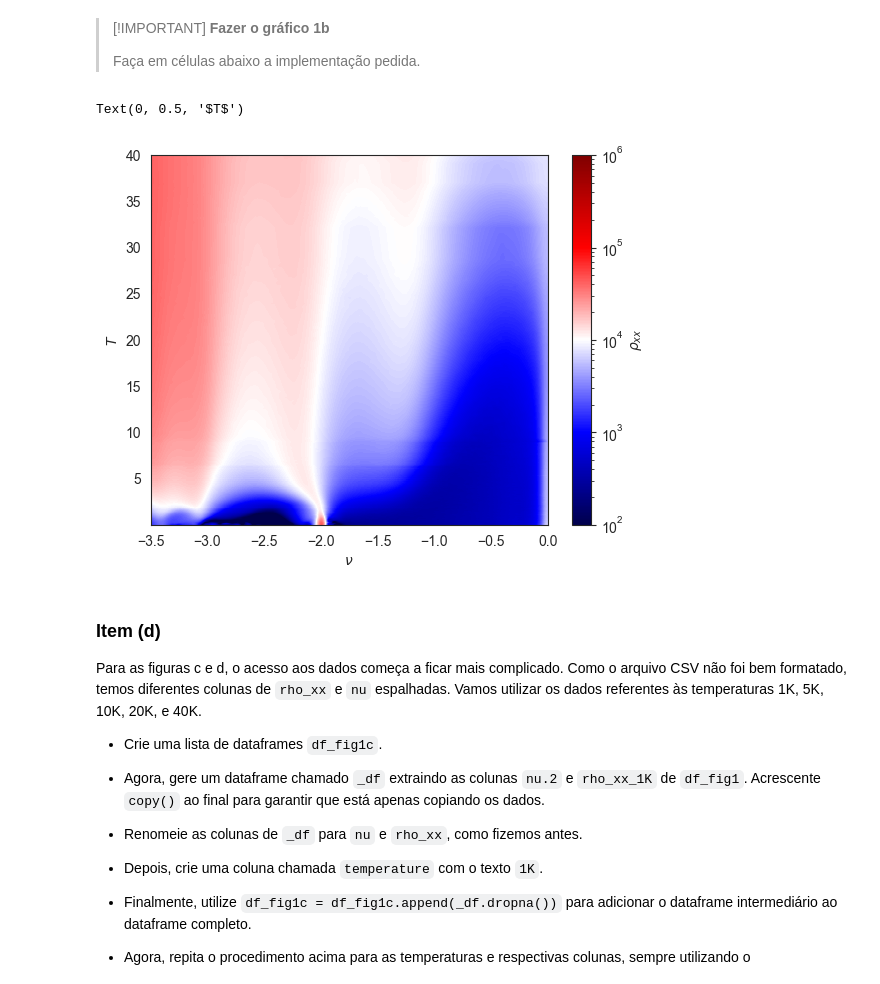
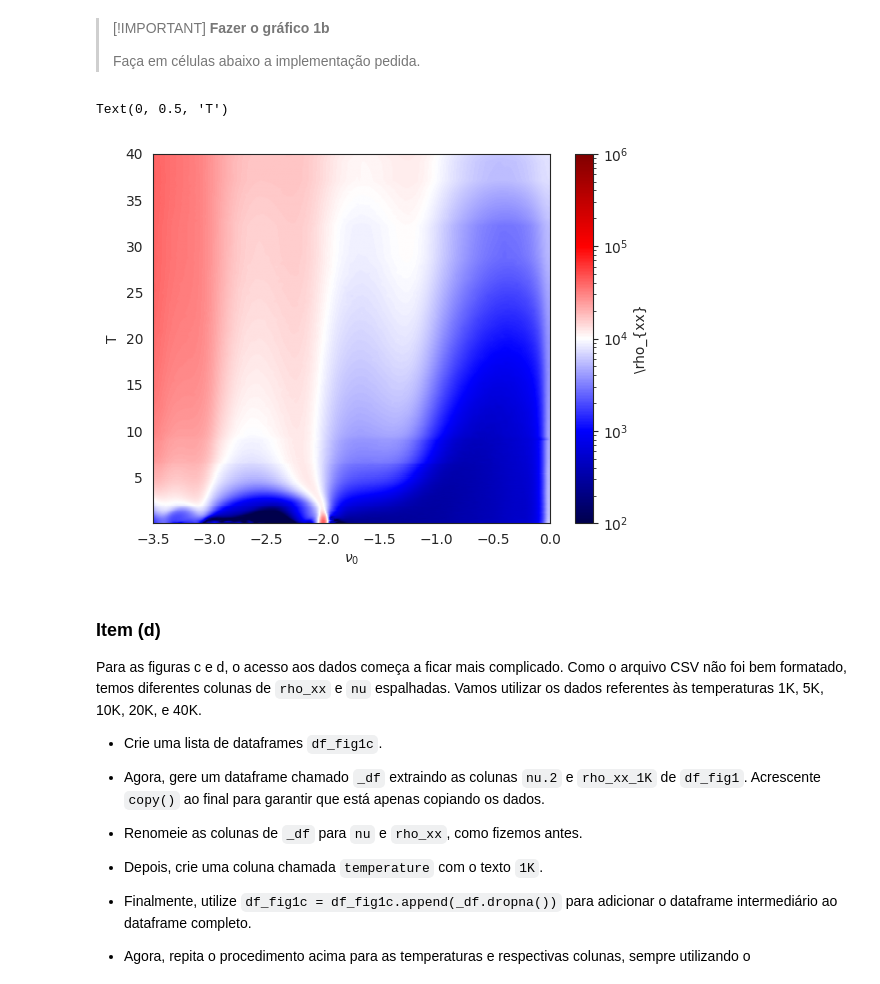
Before and after one commit to igor-inoue/trabalho_2, a Jupyter notebook: 02-trabalho_2.ipynb, the cells around one changed output. Drawn from its saved outputs; the diff is of its cells as text; code cells hidden in the pictures.

```diff
--- a/02-trabalho_2.ipynb
+++ b/02-trabalho_2.ipynb
@@ -895,25 +901,26 @@ O resultado final deve ser um dataframe com 3 colunas e 432800 linhas.
 > **Fazer o gráfico 1b**
 >
 > Faça em células abaixo a implementação pedida.
-# %%
-####################################################
-####################################################
-####################################################
-############### Problema 4, item c #################
-####################################################
-####################################################
-####################################################
-df_fig1b = ...
-df_fig1b.columns = ...
-ax = plt.gca()
-plotar_heatmap_log(...)
-
-ax.set_xlim(...)
-ax.set_xlabel(...)
-ax.set_ylabel(...)
-# %% [output]
-Text(0, 0.5, '$T$')
-[figure, removed]
+# %%
+####################################################
+####################################################
+####################################################
+############### Problema 4, item c #################
+####################################################
+####################################################
+####################################################
+df_fig1b = df_fig1[["rho_xx.1","temperature","nu.1"]].dropna() #cria um dataframe com as colunas entre colchetes
+df_fig1b.columns = ["rho_xx","temperature","nu"] # renomeia as colunas para as strings entre colchetes
+ax = plt.gca() # escreve os eixos
+plotar_heatmap_log(df_fig1b["nu"],df_fig1b["temperature"],df_fig1b["rho_xx"],10**2,10**6,r"\rho_{xx}",ax) # plota o mapa de calor com os parâmetros determinados no enunciado
+# o comando df_fig1a["string"] escreve um dataframe com os dados da coluna nomeada string
+
+ax.set_xlim(-3.5,0) # estabelce o limite do eixo x (-3.5,0)
+ax.set_xlabel(r"$\nu_0$") # nomeia o eixo x
+ax.set_ylabel("T") # nomeia o eixo y
+# %% [output]
+Text(0, 0.5, 'T')
+[figure, added]
 # %% [markdown]
 ### Item (d)
 
```
Also changed, not shown: parts of 16 cells of this notebook.
